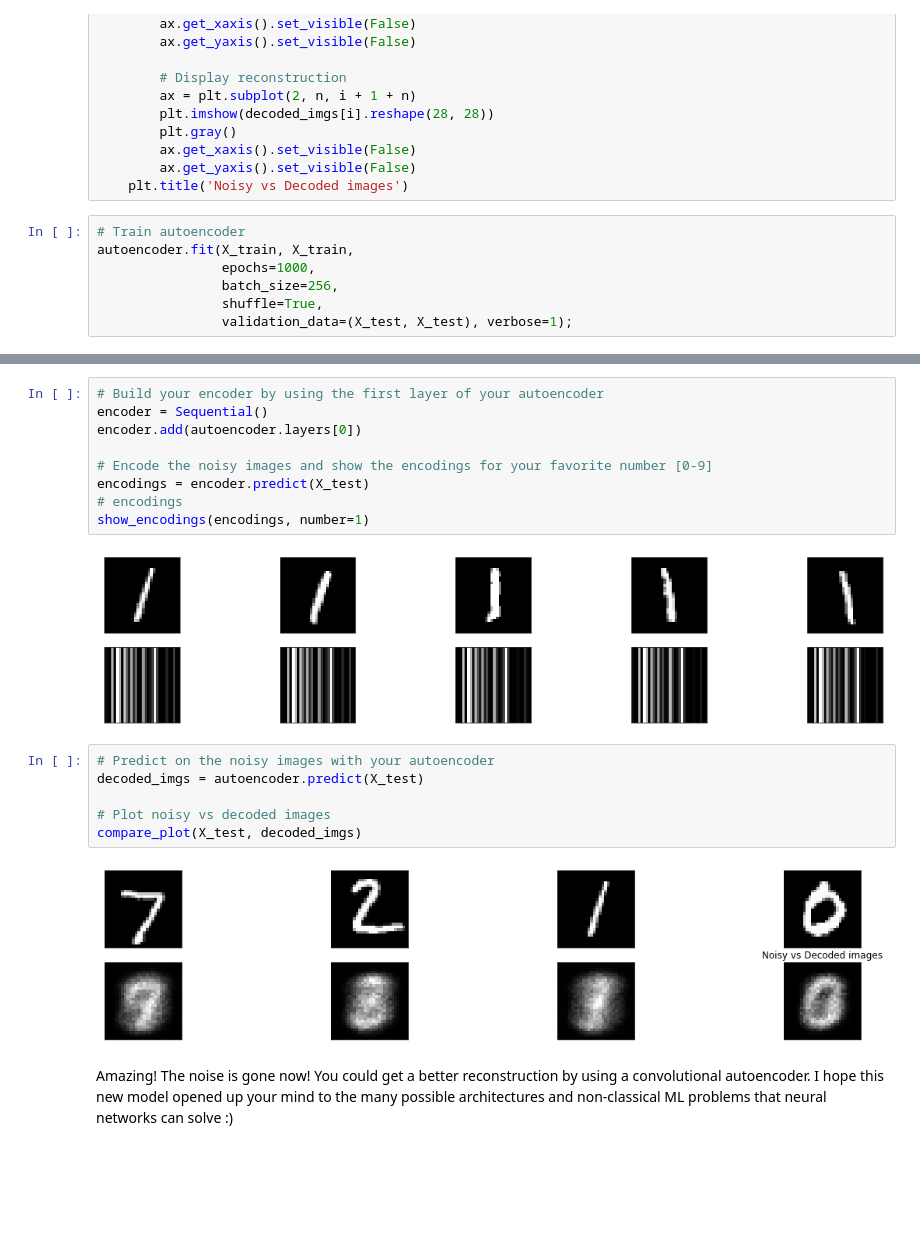
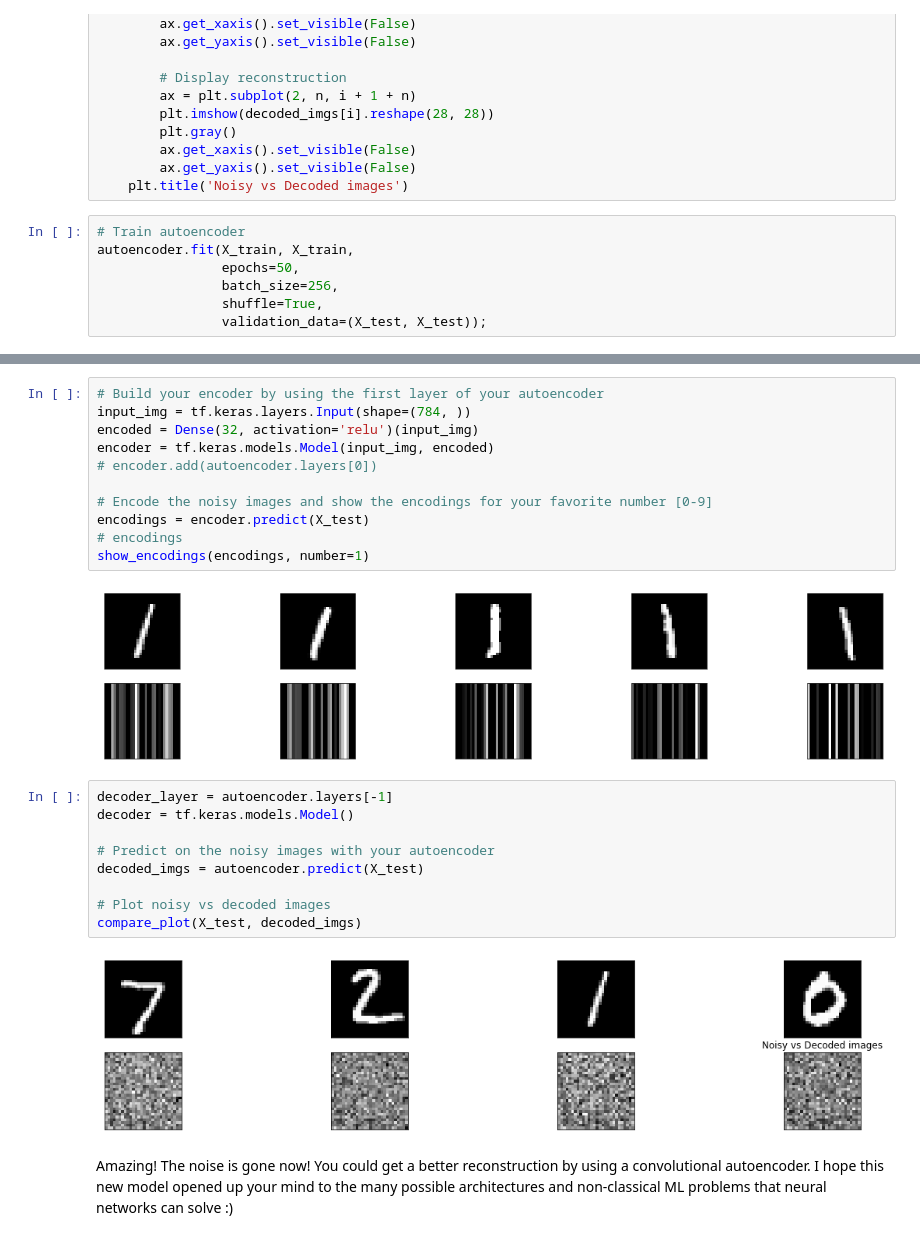
Before and after one commit to goodboychan/datacamp_repo, a Jupyter notebook: Introduction.to.Deep.Learning.with.Keras/Advanced-Model-Architectures.ipynb, the cells around one changed output, grey strips where cells are left out. Cells and saved outputs as stored; diff of their text form; blank space fills up the shorter version.

```diff
--- a/Introduction.to.Deep.Learning.with.Keras/Advanced-Model-Architectures.ipynb
+++ b/Introduction.to.Deep.Learning.with.Keras/Advanced-Model-Architectures.ipynb
@@ -247,8 +247,8 @@ def compare_plot(original,decoded_imgs):
 # %%
 # Train autoencoder
 autoencoder.fit(X_train, X_train,
-                epochs=1000,
+                epochs=50,
                 batch_size=256,
                 shuffle=True,
-                validation_data=(X_test, X_test), verbose=1);
+                validation_data=(X_test, X_test));
 # %% [output]
@@ -272,21 +272,26 @@ Epoch 1000/1000
 # %%
 # Build your encoder by using the first layer of your autoencoder
-encoder = Sequential()
-encoder.add(autoencoder.layers[0])
+input_img = tf.keras.layers.Input(shape=(784, ))
+encoded = Dense(32, activation='relu')(input_img)
+encoder = tf.keras.models.Model(input_img, encoded)
+# encoder.add(autoencoder.layers[0])
 
 # Encode the noisy images and show the encodings for your favorite number [0-9]
 encodings = encoder.predict(X_test)
 # encodings
 show_encodings(encodings, number=1)
 # %% [output]
-[figure, old version]
+[figure, new version]
 # %%
+decoder_layer = autoencoder.layers[-1]
+decoder = tf.keras.models.Model()
+
 # Predict on the noisy images with your autoencoder
 decoded_imgs = autoencoder.predict(X_test)
 
 # Plot noisy vs decoded images
 compare_plot(X_test, decoded_imgs)
 # %% [output]
-[figure, old version]
+[figure, new version]
 # %% [markdown]
 Amazing! The noise is gone now! You could get a better reconstruction by using a convolutional autoencoder. I hope this new model opened up your mind to the many possible architectures and non-classical ML problems that neural networks can solve :)
```
Also changed, not shown: parts of 7 cells of this notebook.
